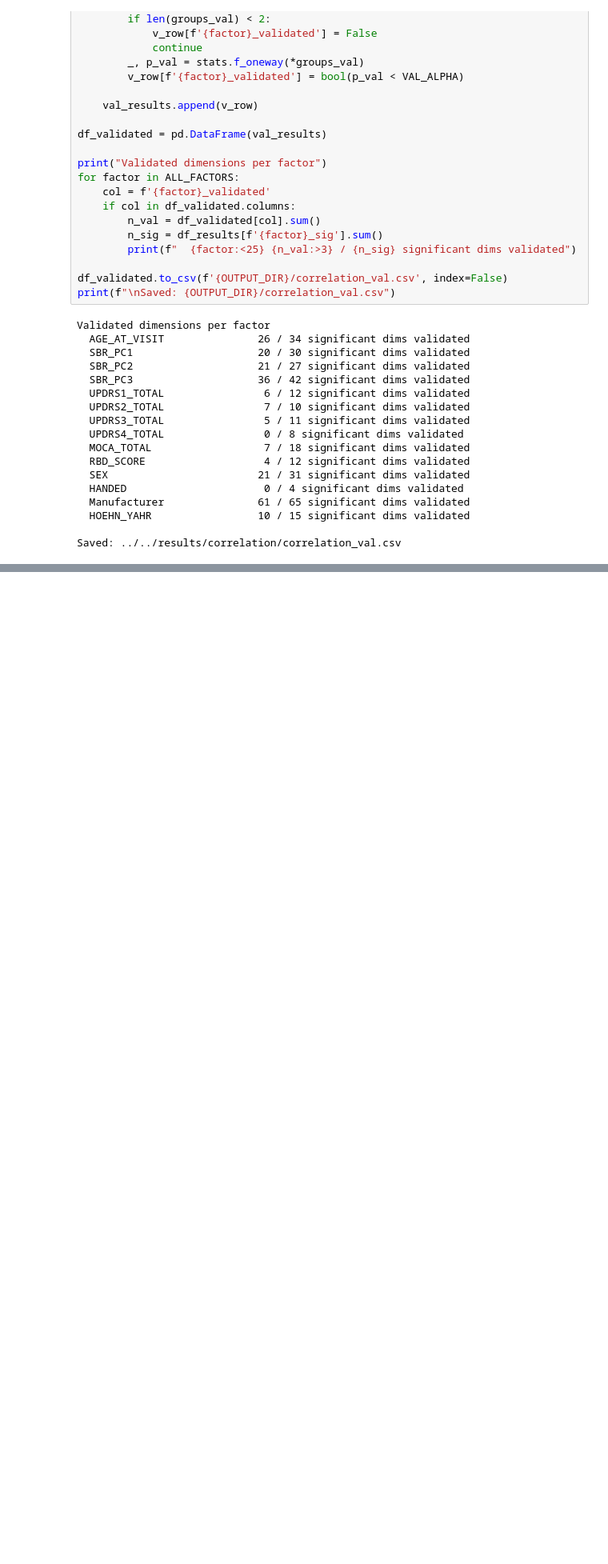
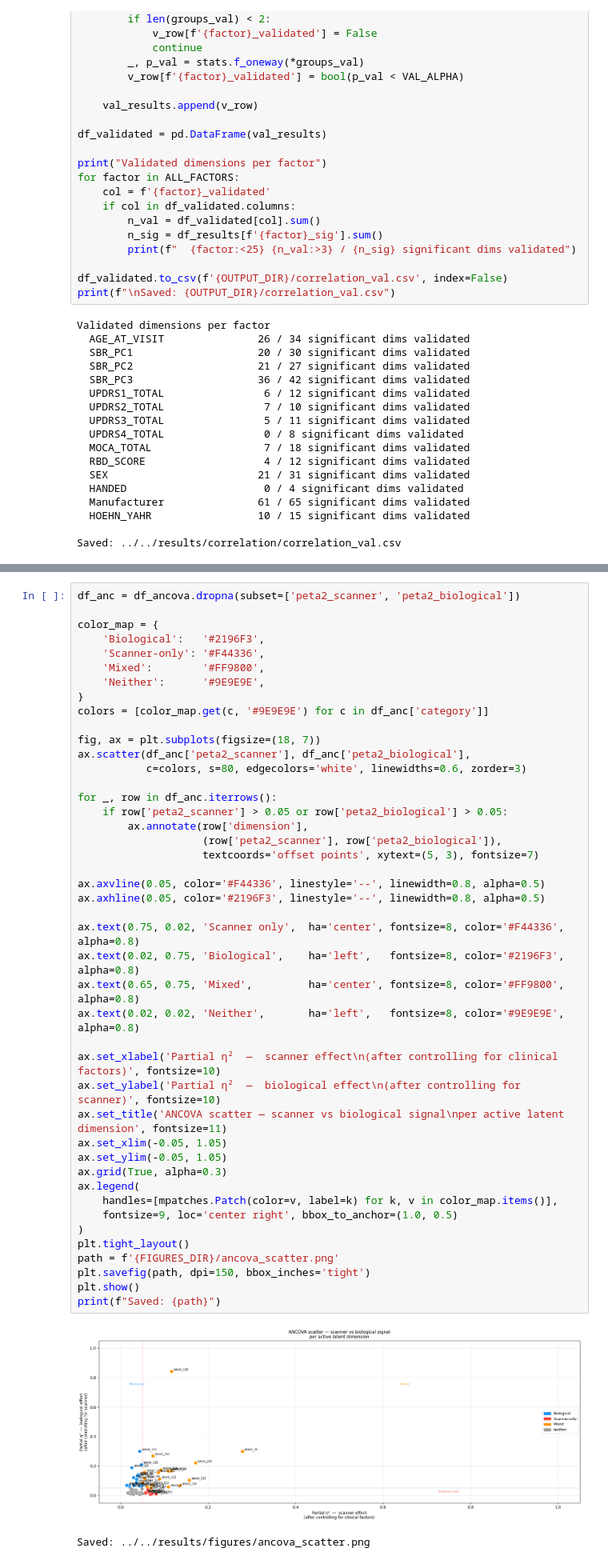
Before and after one commit to natnael-g1193/Unsupervised-Parkisnson-Imaging-Analysis, a Jupyter notebook: notebooks/pipeline/5_1_correlation_analysis.ipynb, the cells around one changed output, grey strips where cells are left out. Shown at 80% size. Saved outputs shown, nothing was run; the diff lists cells and outputs as text; blank space fills up the shorter version.

```diff
--- a/notebooks/pipeline/5_1_correlation_analysis.ipynb
+++ b/notebooks/pipeline/5_1_correlation_analysis.ipynb
@@ -334,0 +527,47 @@ Saved: ../../results/correlation/correlation_val.csv
+# %%
+df_anc = df_ancova.dropna(subset=['peta2_scanner', 'peta2_biological'])
+
+color_map = {
+    'Biological':   '#2196F3',
+    'Scanner-only': '#F44336',
+    'Mixed':        '#FF9800',
+    'Neither':      '#9E9E9E',
+}
+colors = [color_map.get(c, '#9E9E9E') for c in df_anc['category']]
+
+fig, ax = plt.subplots(figsize=(18, 7))
+ax.scatter(df_anc['peta2_scanner'], df_anc['peta2_biological'],
+           c=colors, s=80, edgecolors='white', linewidths=0.6, zorder=3)
+
+for _, row in df_anc.iterrows():
+    if row['peta2_scanner'] > 0.05 or row['peta2_biological'] > 0.05:
+        ax.annotate(row['dimension'],
+                    (row['peta2_scanner'], row['peta2_biological']),
+                    textcoords='offset points', xytext=(5, 3), fontsize=7)
+
+ax.axvline(0.05, color='#F44336', linestyle='--', linewidth=0.8, alpha=0.5)
+ax.axhline(0.05, color='#2196F3', linestyle='--', linewidth=0.8, alpha=0.5)
+
+ax.text(0.75, 0.02, 'Scanner only',  ha='center', fontsize=8, color='#F44336', alpha=0.8)
+ax.text(0.02, 0.75, 'Biological',    ha='left',   fontsize=8, color='#2196F3', alpha=0.8)
+ax.text(0.65, 0.75, 'Mixed',         ha='center', fontsize=8, color='#FF9800', alpha=0.8)
+ax.text(0.02, 0.02, 'Neither',       ha='left',   fontsize=8, color='#9E9E9E', alpha=0.8)
+
+ax.set_xlabel('Partial η²  —  scanner effect\n(after controlling for clinical factors)', fontsize=10)
+ax.set_ylabel('Partial η²  —  biological effect\n(after controlling for scanner)', fontsize=10)
+ax.set_title('ANCOVA scatter — scanner vs biological signal\nper active latent dimension', fontsize=11)
+ax.set_xlim(-0.05, 1.05)
+ax.set_ylim(-0.05, 1.05)
+ax.grid(True, alpha=0.3)
+ax.legend(
+    handles=[mpatches.Patch(color=v, label=k) for k, v in color_map.items()],
+    fontsize=9, loc='center right', bbox_to_anchor=(1.0, 0.5)
+)
+plt.tight_layout()
+path = f'{FIGURES_DIR}/ancova_scatter.png'
+plt.savefig(path, dpi=150, bbox_inches='tight')
+plt.show()
+print(f"Saved: {path}")
+# %% [output]
+[figure, added]
+Saved: ../../results/figures/ancova_scatter.png
```
Also changed, not shown: parts of 8 cells of this notebook, 3 other files.
